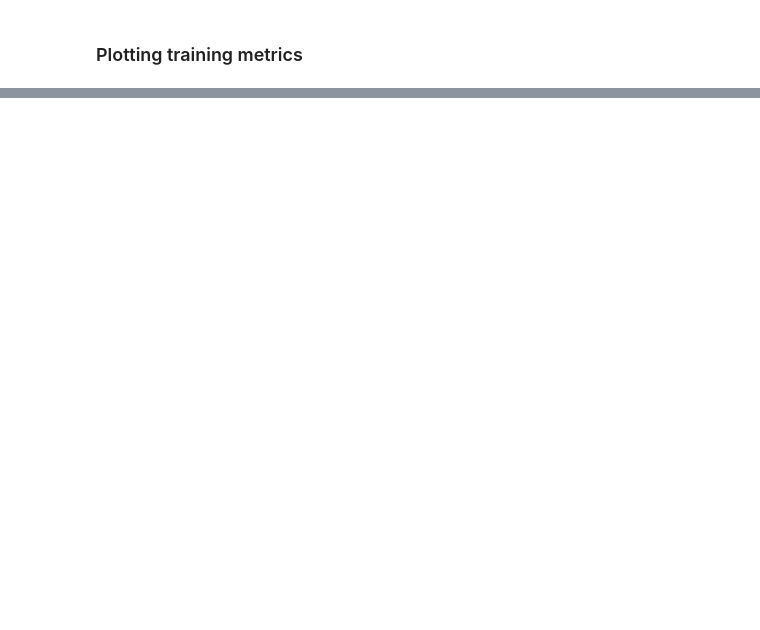
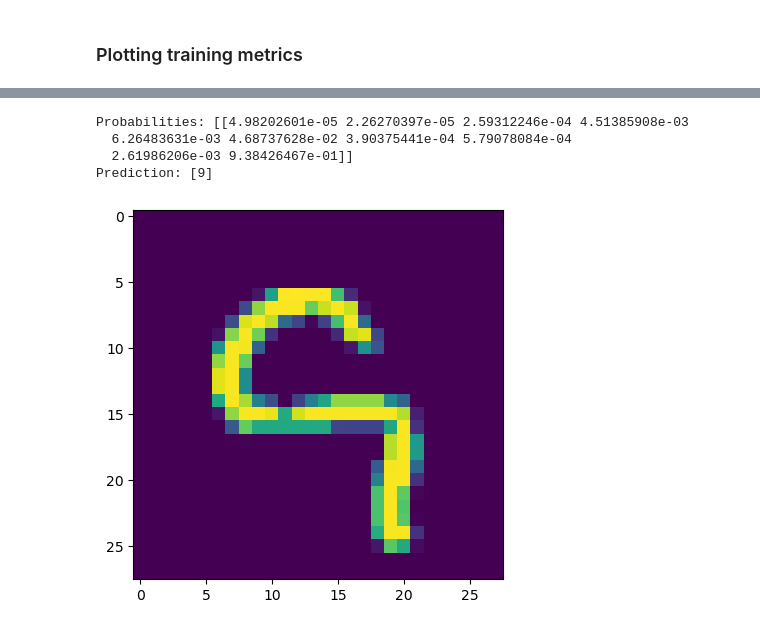
Before and after one commit to randomdrth/MyNeuralNetwork, a Jupyter notebook: exploration.ipynb, the cells around one changed output, grey strips where cells are left out. Saved outputs shown, nothing was run; the diff lists cells and outputs as text; code cells hidden in the pictures; blank space fills up the shorter version.

```diff
--- a/exploration.ipynb
+++ b/exploration.ipynb
@@ -366,0 +421,25 @@ Text(0, 0.5, 'Value')
+# %%
+# This code scans through the test data (starting from index 100) to find the first digit '9' that the model correctly predicts, prints its predicted probabilities,
+# and displays the image. It's a quick sanity check to visually confirm the model's ability to correctly identify a specific digit class.
+
+split = dataTest[100:]
+splitLabels = dataTestLabels[100:]
+for i in range(len(dataTest)):
+    X = split[i]
+    y = splitLabels[i]
+
+    output = myNeuralNet.forward(X)
+    prediction = np.argmax(output, axis=1)
+    if y == 9:
+        if prediction[0] == y:
+            print(f"Probabilities: {output}")
+            print(f"Prediction: {prediction}")
+
+            mp.imshow(X.reshape(28, 28))
+            break
+# %% [output]
+Probabilities: [[4.98202601e-05 2.26270397e-05 2.59312246e-04 4.51385908e-03
+  6.26483631e-03 4.68737628e-02 3.90375441e-04 5.79078084e-04
+  2.61986206e-03 9.38426467e-01]]
+Prediction: [9]
+[figure, added]
```
Also changed, not shown: parts of 16 cells of this notebook, 5 other files.
